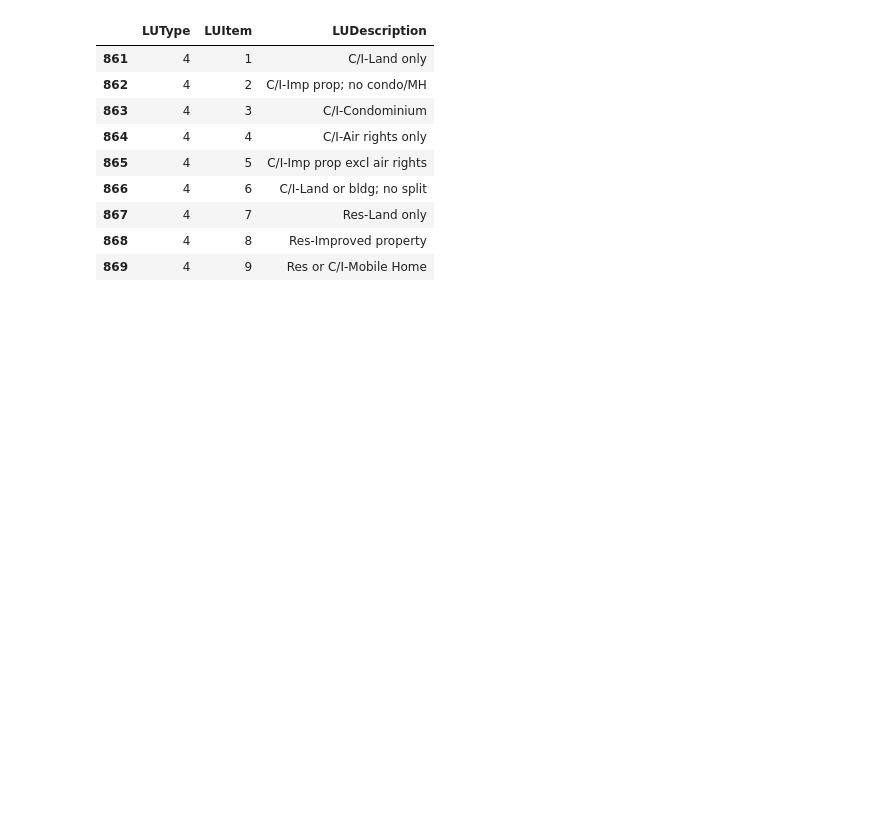
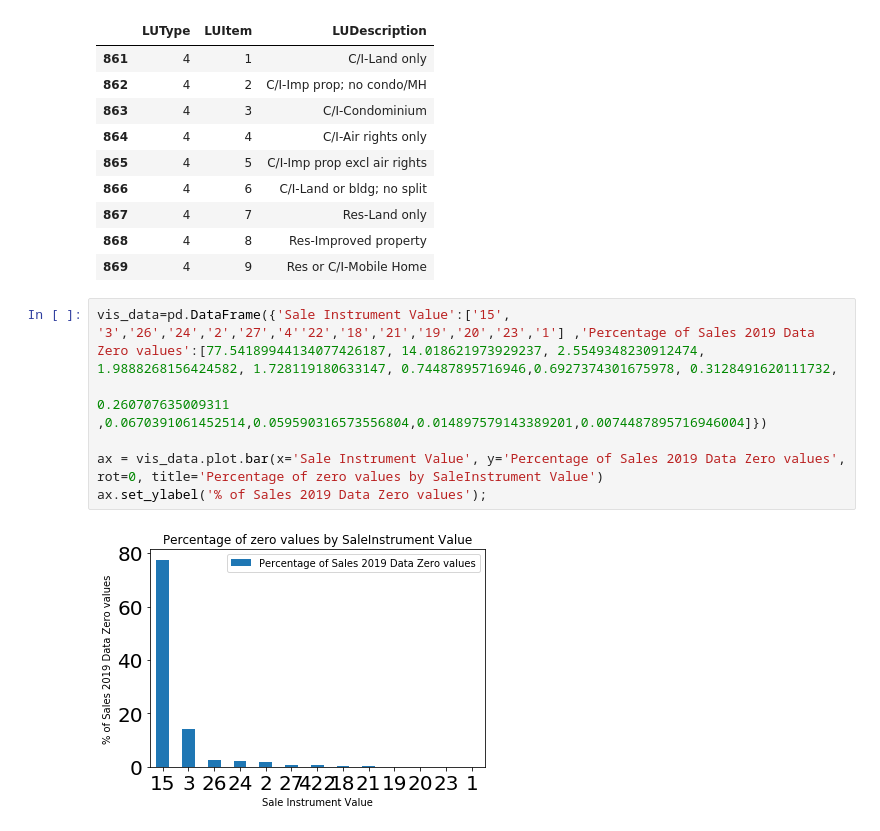
Before and after one commit to chum46/housing_sales_king_county, a Jupyter notebook: notebooks/exploratory/02_js_Lookup info.ipynb, the cells around one changed output. Drawn from its saved outputs; the diff is of its cells as text; blank space fills up the shorter version.

```diff
--- a/notebooks/exploratory/02_js_Lookup info.ipynb
+++ b/notebooks/exploratory/02_js_Lookup info.ipynb
@@ -82,3 +82,11 @@ propert_class
 | 867 | 4 | 7 | Res-Land only |
 | 868 | 4 | 8 | Res-Improved property |
 | 869 | 4 | 9 | Res or C/I-Mobile Home |
+# %%
+vis_data=pd.DataFrame({'Sale Instrument Value':['15', '3','26','24','2','27','4''22','18','21','19','20','23','1'] ,'Percentage of Sales 2019 Data Zero values':[77.54189944134077426187, 14.018621973929237, 2.5549348230912474, 1.9888268156424582, 1.728119180633147, 0.74487895716946,0.6927374301675978, 0.3128491620111732,
+                                                                                                                                                 0.260707635009311 ,0.0670391061452514,0.059590316573556804,0.014897579143389201,0.0074487895716946004]})
+
+ax = vis_data.plot.bar(x='Sale Instrument Value', y='Percentage of Sales 2019 Data Zero values', rot=0, title='Percentage of zero values by SaleInstrument Value')
+ax.set_ylabel('% of Sales 2019 Data Zero values');
+# %% [output]
+[figure, added]
```
Also changed, not shown: 7 other files.
